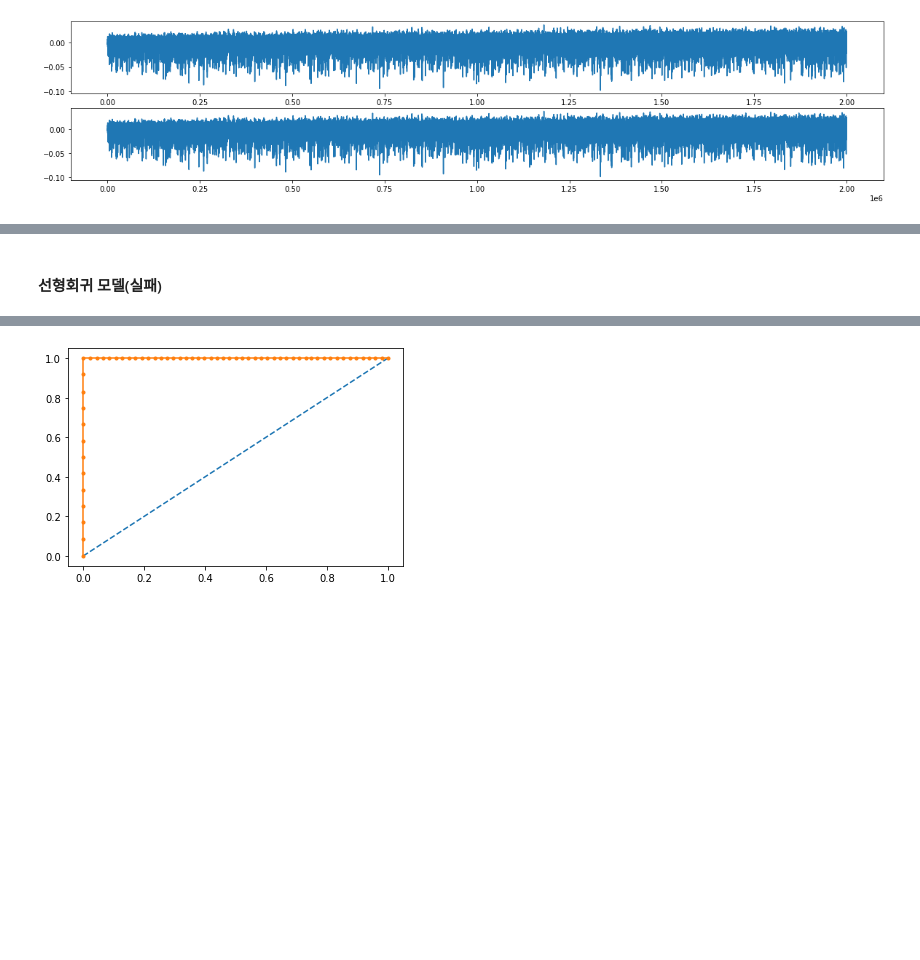
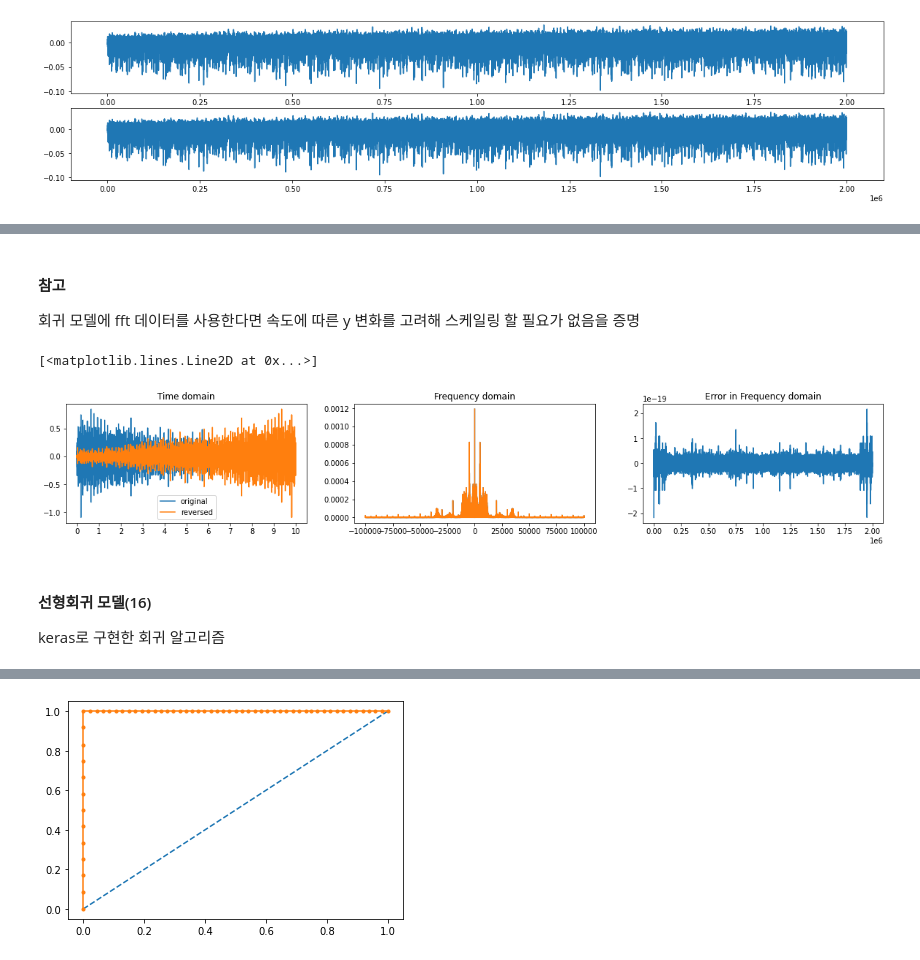
Before and after one commit to engineercha/engineercha, a Jupyter notebook: 졸프.ipynb, the cells around one changed output, grey strips where cells are left out. Saved outputs shown, nothing was run; the diff lists cells and outputs as text; code cells hidden in the pictures; blank space fills up the shorter version.

```diff
--- a/졸프.ipynb
+++ b/졸프.ipynb
@@ -95,2 +103,33 @@ plt.show()
+# %% [markdown]
+#### 참고
+
+회귀 모델에 fft 데이터를 사용한다면 속도에 따른 y 변화를 고려해 스케일링 할 필요가 없음을 증명
+# %%
+plt.figure(figsize=(20,3))
+plt.subplot(1,3,1)
+plt.title("Time domain")
+plt.plot(raw[15]); plt.plot(raw[15][::-1])
+plt.legend(['original', 'reversed'])
+plt.xticks([0,200000,400000,600000,800000,1000000,1200000,1400000,1600000,1800000,2000000], [0,1,2,3,4,5,6,7,8,9,10])
+
+plt.subplot(1,3,2)
+plt.title("Frequency domain")
+freq=np.fft.fftfreq(N, 1/Fs)
+org=abs(raw_fft[15])
+rev=abs(np.fft.fft(raw[15][::-1])/N)
+plt.plot(freq, org); plt.plot(freq, rev)
+
+plt.subplot(1,3,3)
+plt.title("Error in Frequency domain")
+plt.plot(org-rev)
+
+#time domain에는 시간에 따라 y가 증가하는 데이터와 감소하는 데이터가 있다.
+#따라서 감소하는 데이터를 좌우반전하여 증가하는 진동데이터로 만들어도, fft을 한 결과는 동일하다.
+#frequency domain에서 최대 2.1684 e-19의 오차는 존재한다.
+# %% [output]
+[<matplotlib.lines.Line2D at 0x...>]
+[figure, added]
 # %% [markdown]
-#### 선형회귀 모델(실패)
+#### 선형회귀 모델(16)
+
+keras로 구현한 회귀 알고리즘
```
Also changed, not shown: parts of 25 cells of this notebook.
